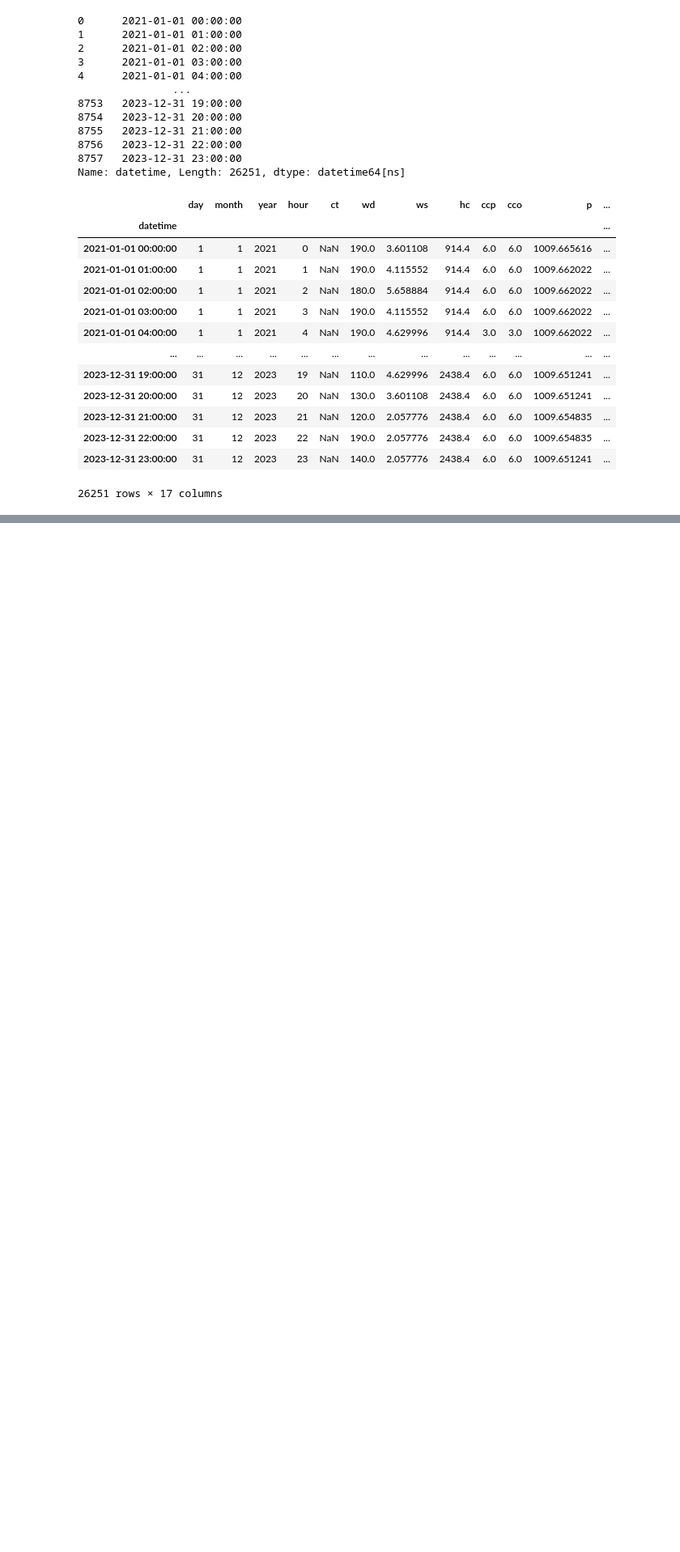
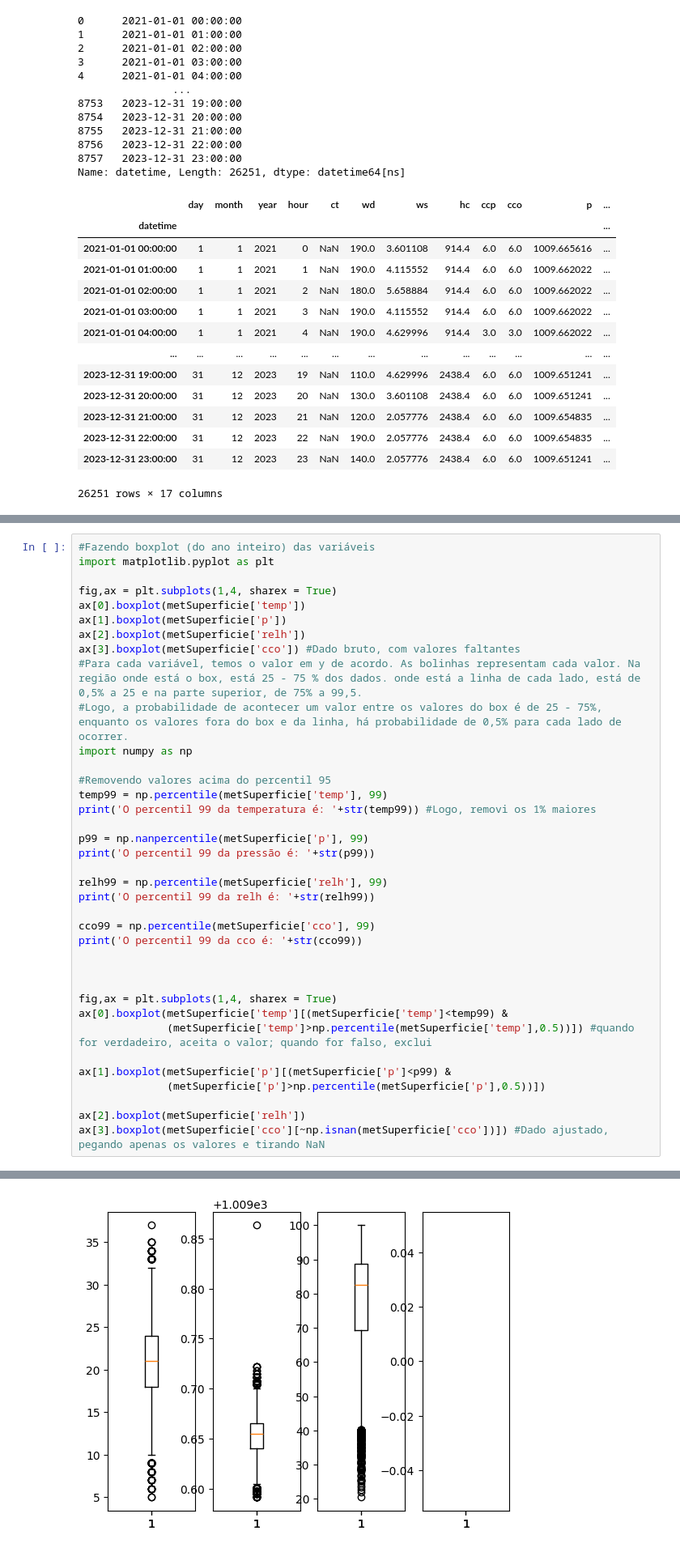
Before and after one commit to BarbaraGirardi07/ENS5173_Barbara, a Jupyter notebook: Atividade02.ipynb, the cells around one changed output, grey strips where cells are left out. Shown at 81% size. Cells and saved outputs as stored; diff of their text form; blank space fills up the shorter version.

```diff
--- a/Atividade02.ipynb
+++ b/Atividade02.ipynb
@@ -111,0 +112,38 @@ ax[3].tick_params(axis='x', rotation = 45)
+# %%
+#Fazendo boxplot (do ano inteiro) das variáveis
+import matplotlib.pyplot as plt
+
+fig,ax = plt.subplots(1,4, sharex = True)
+ax[0].boxplot(metSuperficie['temp'])
+ax[1].boxplot(metSuperficie['p'])
+ax[2].boxplot(metSuperficie['relh'])
+ax[3].boxplot(metSuperficie['cco']) #Dado bruto, com valores faltantes
+#Para cada variável, temos o valor em y de acordo. As bolinhas representam cada valor. Na região onde está o box, está 25 - 75 % dos dados. onde está a linha de cada lado, está de 0,5% a 25 e na parte superior, de 75% a 99,5.
+#Logo, a probabilidade de acontecer um valor entre os valores do box é de 25 - 75%, enquanto os valores fora do box e da linha, há probabilidade de 0,5% para cada lado de ocorrer.
+import numpy as np
+
+#Removendo valores acima do percentil 95
+temp99 = np.percentile(metSuperficie['temp'], 99)
+print('O percentil 99 da temperatura é: '+str(temp99)) #Logo, removi os 1% maiores
+
+p99 = np.nanpercentile(metSuperficie['p'], 99)
+print('O percentil 99 da pressão é: '+str(p99))
+
+relh99 = np.percentile(metSuperficie['relh'], 99)
+print('O percentil 99 da relh é: '+str(relh99))
+
+cco99 = np.percentile(metSuperficie['cco'], 99)
+print('O percentil 99 da cco é: '+str(cco99))
+
+
+
+fig,ax = plt.subplots(1,4, sharex = True)
+ax[0].boxplot(metSuperficie['temp'][(metSuperficie['temp']<temp99) &
+              (metSuperficie['temp']>np.percentile(metSuperficie['temp'],0.5))]) #quando for verdadeiro, aceita o valor; quando for falso, exclui
+
+ax[1].boxplot(metSuperficie['p'][(metSuperficie['p']<p99) &
+              (metSuperficie['p']>np.percentile(metSuperficie['p'],0.5))])
+
+ax[2].boxplot(metSuperficie['relh'])
+ax[3].boxplot(metSuperficie['cco'][~np.isnan(metSuperficie['cco'])]) #Dado ajustado, pegando apenas os valores e tirando NaN
+# %% [output]
@@ -111,0 +162 @@ ax[3].tick_params(axis='x', rotation = 45)
+[figure, added]
```
Also changed, not shown: parts of 14 cells of this notebook.
